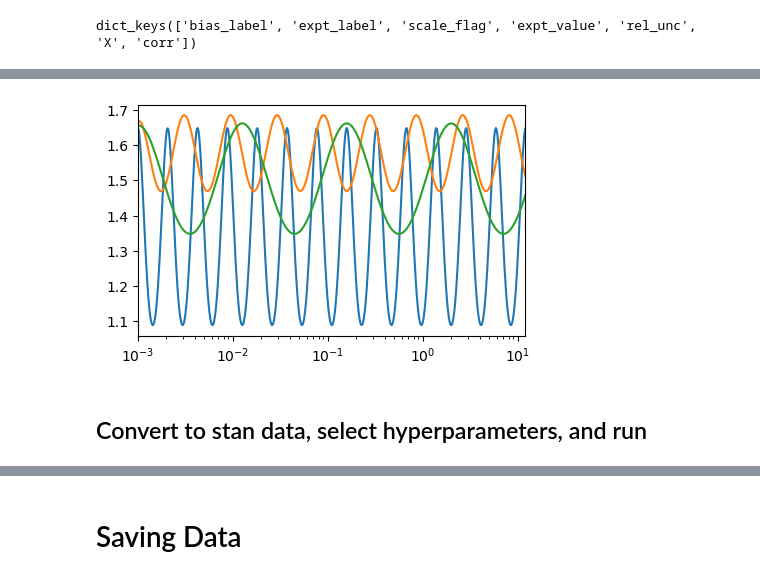
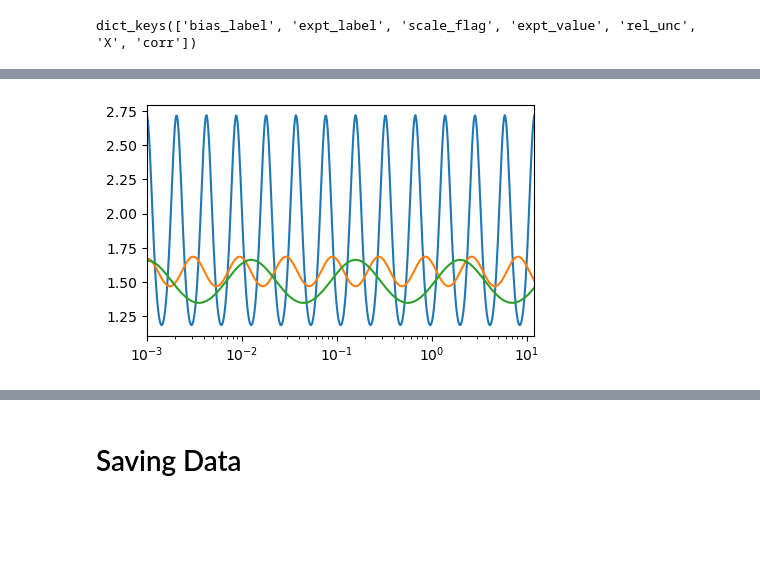
Before and after one commit to lanl/sparse_bias, a Jupyter notebook: example.ipynb, the cells around one changed output, grey strips where cells are left out. Drawn from its saved outputs; the diff is of its cells as text; code cells hidden in the pictures; blank space fills up the shorter version.

```diff
--- a/example.ipynb
+++ b/example.ipynb
@@ -98,7 +101,7 @@ data1 = {'X'        : x_obs1,
        'rel_unc'    : y_obs1_unc/y_obs1,
        'expt_label' : 'exp1',
        'bias_label' : 'a',
-       'scale_flag' : 0,
+       'scale_flag' : False,
        'corr'       : np.eye(len(x_obs1)) }
 
 data2 = {'X'        : x_obs2,
@@ -106,15 +109,15 @@ data2 = {'X'        : x_obs2,
        'rel_unc'    : y_obs2_unc/y_obs2,
        'expt_label' : 'exp2',
        'bias_label' : 'b',
-       'scale_flag' : 0,
+       'scale_flag' : False,
        'corr'       : np.eye(len(x_obs2)) }
 
 data3 = {'X'        : x_obs3,
        'expt_value' : y_obs3,
        'rel_unc'    : y_obs3_unc/y_obs3,
        'expt_label' : 'exp3',
-       'bias_label' : ['a', 'c'],
-       'scale_flag' : 0,
+       'bias_label' : ['a', 'c'],         # bias label can be a list indicating that this experiment contributes to more than one bias group
+       'scale_flag' : False,
        'corr'       : np.eye(len(x_obs3)) }
 
 data4 = {'X'        : x_obs4,
@@ -122,7 +125,7 @@ data4 = {'X'        : x_obs4,
        'rel_unc'    : y_obs4_unc/y_obs4,
        'expt_label' : 'exp4',
        'bias_label' : 'c',
-       'scale_flag' : 1,
+       'scale_flag' : True,
        'corr'       : np.eye(len(x_obs4)) }
 # %%
 from processing import compile_data_dicts
@@ -150,41 +155,37 @@ basis_obj = BasisModel(data_dict,
 minX = np.log10(1e-3)
 maxX = np.log10(25)
 
-# interpolation bases for the mean
-centers  = np.linspace(minX, maxX, 30)
-width    = 0.2
-basis_obj.generate_mean_bases(X_grid=x_eval,centers=centers, widths=width)
+basis_obj.generate_mean_bases(X_grid=x_eval) #,centers=centers, widths=width)
 
-# Gaussian bases for the bias
+# Gaussian bases for the bias - center and width parameters for bias gaussian functions
 centers  = [
     np.linspace(minX, maxX, 15),
     np.linspace(minX, maxX, 10),
     np.linspace(minX, maxX, 5)
 ]
 widths   = [0.1, 0.25, 0.5]
-basis_obj.generate_bias_bases(centers=centers, widths=widths)
+basis_obj.generate_bias_bases(centers=centers, widths=widths) # note in docstring this is logarithm of energy
 # %%
 ### Visualize your bias terms
 
 plot_x = np.logspace(*x_range, 500)
 B_s, B_m, B_l = basis_obj.get_plotable_bias_bases(plot_x)
 
-gamma_s = np.ones((len(centers[0]),1))
+gamma_s = np.ones((len(centers[0]),1))#*0
 gamma_m = np.ones((len(centers[1]),1))
 gamma_l = np.ones((len(centers[2]),1))
 
-delta_s = B_s @ gamma_s*0.5
+# gamma_s[7] = 0.5
+delta_s = B_s @ gamma_s
 delta_m = B_m @ gamma_m*0.5
 delta_l = B_l @ gamma_l*0.5
 
 plt.figure(figsize=(5,3))
 plt.plot(plot_x, np.exp(delta_s))
 plt.plot(plot_x, np.exp(delta_m))
 plt.plot(plot_x, np.exp(delta_l))
 plt.xlim(1e-3, 12)
 
 plt.xscale('log')
 # %% [output]
-[figure, old version]
+[figure, new version]
-# %% [markdown]
-## Convert to stan data, select hyperparameters, and run
```
Also changed, not shown: parts of 10 cells of this notebook, 1 other file.
